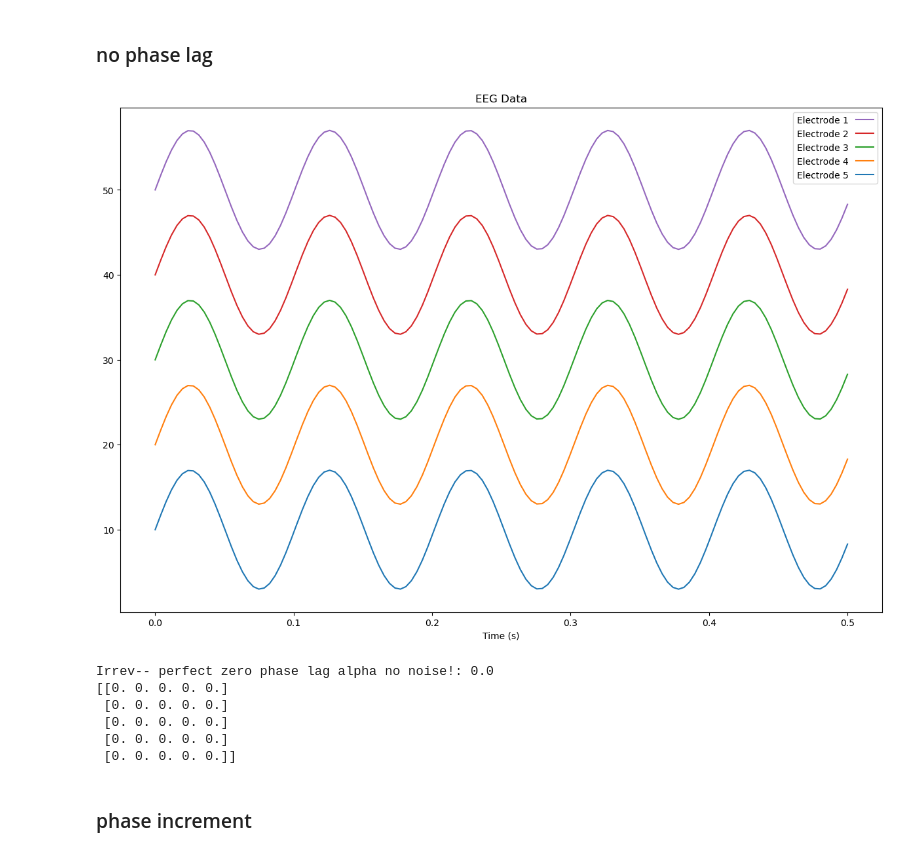
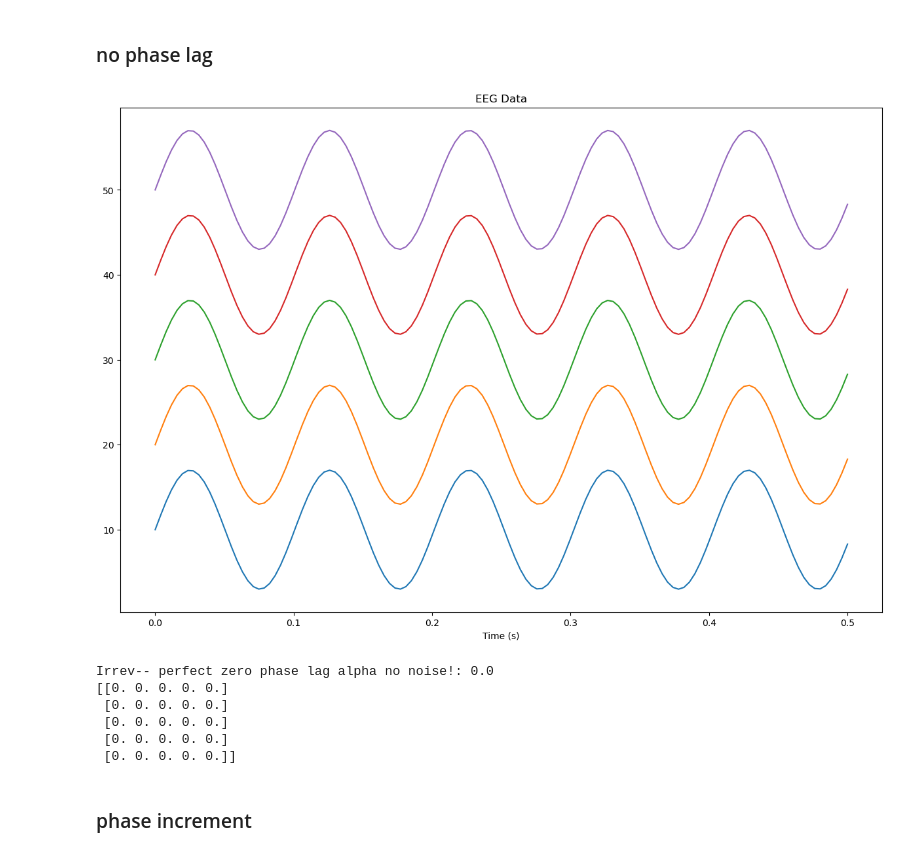
Before and after one commit to jaketear1/testing_learning, a Jupyter notebook: git-test/simulations_test.ipynb, the cells around one changed output. Saved outputs shown, nothing was run; the diff lists cells and outputs as text; code cells hidden in the pictures.

```diff
--- a/git-test/simulations_test.ipynb
+++ b/git-test/simulations_test.ipynb
@@ -152,36 +152,36 @@ for i in range(n_channels):
     labels.append(f'Electrode {n_channels-i}')  # Reverse order of labels
 
 # Reverse the plot handles and labels for the legend
-plt.legend(plots[::-1], labels[::-1], markerfirst=False)
+#plt.legend(plots[::-1], labels[::-1], markerfirst=False)
 
 plt.xlabel('Time (s)')
 plt.title('EEG Data')
 plt.show()
 
 
 
 tau = 8
 
 Forw = np.zeros((n_channels, n_channels))
 Rev = np.zeros((n_channels, n_channels))
 
 forw_data = all_alpha
 rev_data = np.flip(forw_data, 1)
 
 for i in range(n_channels):
     for j in range(n_channels):
       x = pearsonr(forw_data[i,0:timepoints-tau], forw_data[j,tau:timepoints])
       y = pearsonr(rev_data[i,0:timepoints-tau], rev_data[j,tau:timepoints])
       Forw[i,j] = x[0]
       Rev[i,j] = y[0]
 Forw = -1/2 * np.log(1 - (Forw**2))
 Rev = -1/2 * np.log(1 - (Rev**2))
 ref_matrix = ((Forw - Rev)**2)
 irrev = np.mean(ref_matrix)
 print("Irrev-- perfect zero phase lag alpha no noise!: " + str(irrev))
 print(ref_matrix)
 # %% [output]
-[figure, old version]
+[figure, new version]
 Irrev-- perfect zero phase lag alpha no noise!: 0.0
 [[0. 0. 0. 0. 0.]
  [0. 0. 0. 0. 0.]
```
Also changed, not shown: parts of 1 cell of this notebook.
